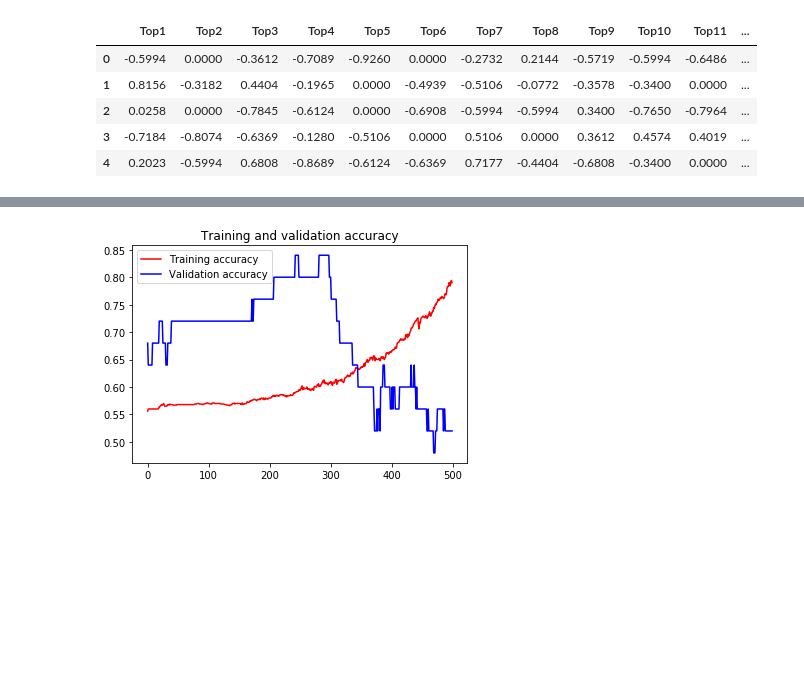
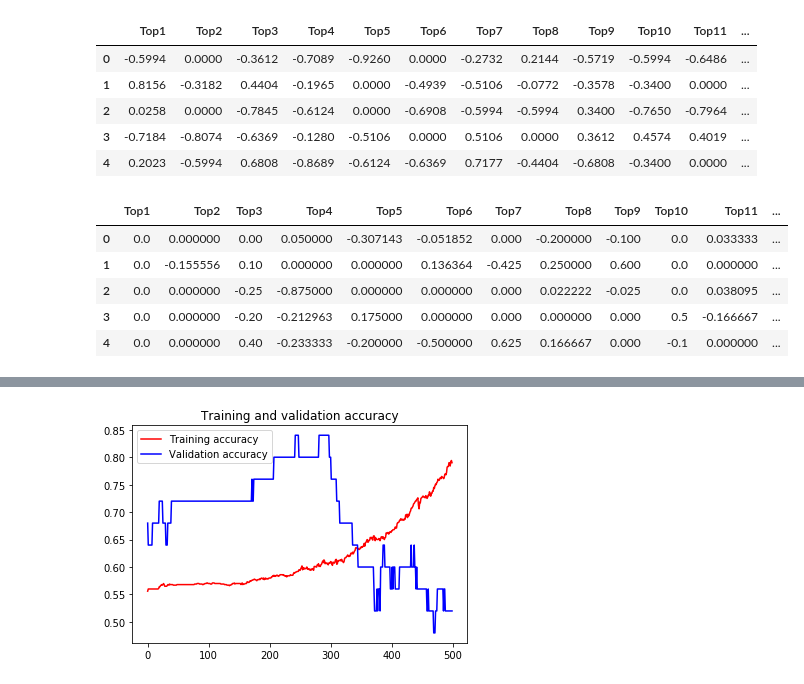
Before and after one commit to zhuohann/SP500PerfromancePredictionWithSentimentAnalysis, a Jupyter notebook: S&P_daily_direction_prediction_with_sentiment_analysis(Pandas).ipynb, the cells around one changed output, grey strips where cells are left out. Cells and saved outputs as stored; diff of their text form; code cells hidden in the pictures; blank space fills up the shorter version.

```diff
--- a/S&P_daily_direction_prediction_with_sentiment_analysis(Pandas).ipynb
+++ b/S&P_daily_direction_prediction_with_sentiment_analysis(Pandas).ipynb
@@ -62,6 +66,15 @@ sentimentscore.head()
 | 2 | 0.0258 | 0.0000 | -0.7845 | -0.6124 | 0.0000 | -0.6908 | -0.5994 | -0.5994 | 0.3400 | -0.7650 | -0.7964 | ... |
 | 3 | -0.7184 | -0.8074 | -0.6369 | -0.1280 | -0.5106 | 0.0000 | 0.5106 | 0.0000 | 0.3612 | 0.4574 | 0.4019 | ... |
 | 4 | 0.2023 | -0.5994 | 0.6808 | -0.8689 | -0.6124 | -0.6369 | 0.7177 | -0.4404 | -0.6808 | -0.3400 | 0.0000 | ... |
+# %%
+sentimentscore_textblob.head()
+# %% [output]
+|  | Top1 | Top2 | Top3 | Top4 | Top5 | Top6 | Top7 | Top8 | Top9 | Top10 | Top11 | ... |
+| 0 | 0.0 | 0.000000 | 0.00 | 0.050000 | -0.307143 | -0.051852 | 0.000 | -0.200000 | -0.100 | 0.0 | 0.033333 | ... |
+| 1 | 0.0 | -0.155556 | 0.10 | 0.000000 | 0.000000 | 0.136364 | -0.425 | 0.250000 | 0.600 | 0.0 | 0.000000 | ... |
+| 2 | 0.0 | 0.000000 | -0.25 | -0.875000 | 0.000000 | 0.000000 | 0.000 | 0.022222 | -0.025 | 0.0 | 0.038095 | ... |
+| 3 | 0.0 | 0.000000 | -0.20 | -0.212963 | 0.175000 | 0.000000 | 0.000 | 0.000000 | 0.000 | 0.5 | -0.166667 | ... |
+| 4 | 0.0 | 0.000000 | 0.40 | -0.233333 | -0.200000 | -0.500000 | 0.625 | 0.166667 | 0.000 | -0.1 | 0.000000 | ... |
 # %%
 corr = sentimentscore.corr()
 ax = sns.heatmap(
```
Also changed, not shown: parts of 4 cells of this notebook.
